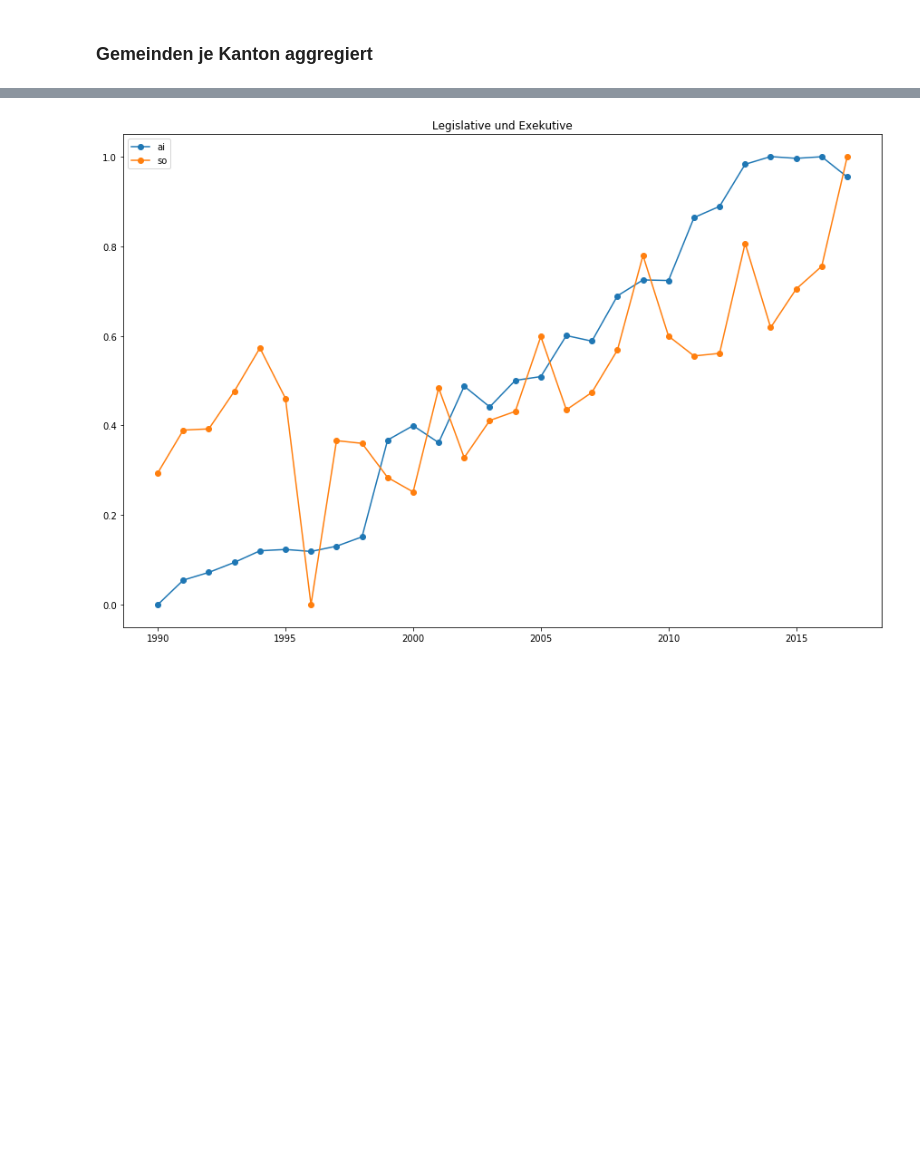
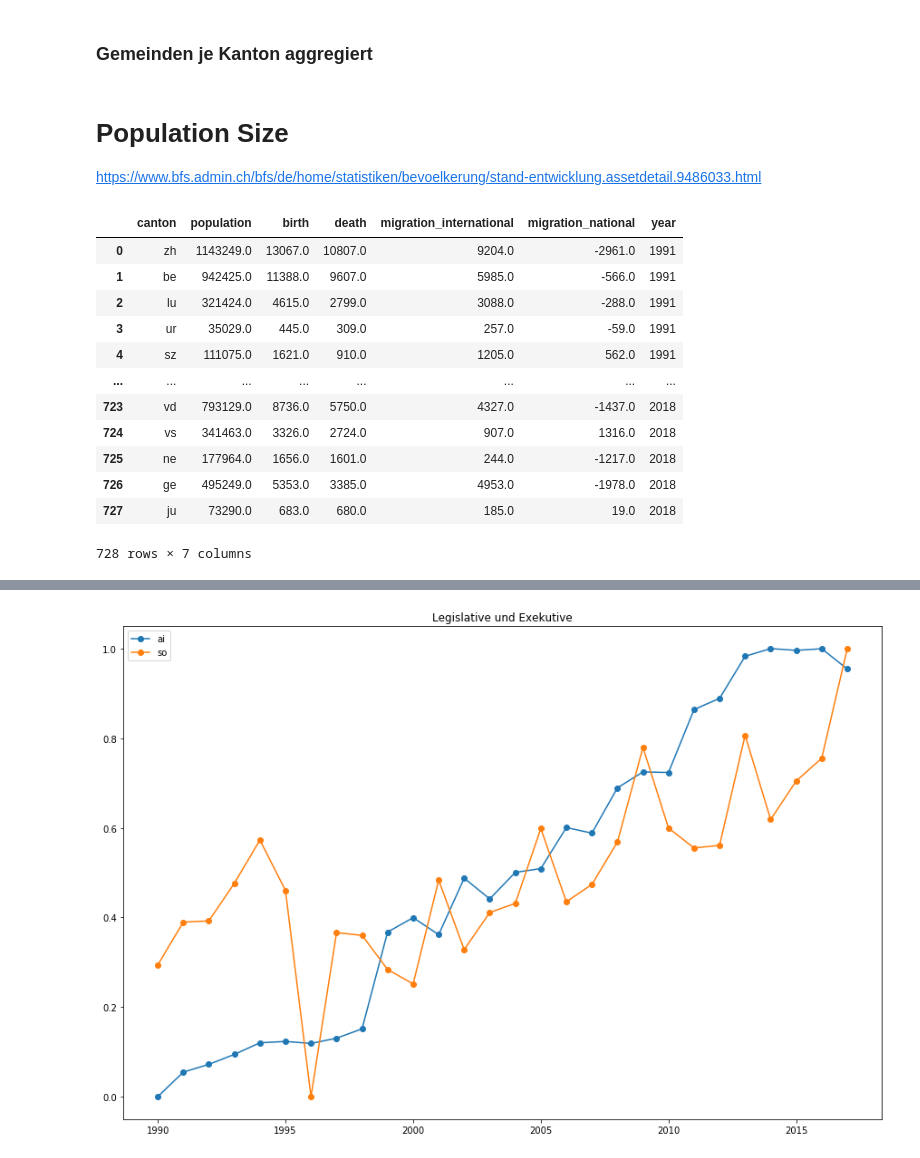
Before and after one commit to weber-chris/prettyfin, a Jupyter notebook: notebooks/data_preprocessing.ipynb, the cells around one changed output, grey strips where cells are left out. Saved outputs shown, nothing was run; the diff lists cells and outputs as text; code cells hidden in the pictures; blank space fills up the shorter version.

```diff
--- a/notebooks/data_preprocessing.ipynb
+++ b/notebooks/data_preprocessing.ipynb
@@ -192,3 +212,6 @@ for raw_file in (folder_raw_data / 'kantone').iterdir():
 
 df_ausgaben_all = pd.concat(ausgaben_list)
 df_einnahmen_all = pd.concat(einnahmen_list)
+# %% [markdown]
+# Population Size
+https://www.bfs.admin.ch/bfs/de/home/statistiken/bevoelkerung/stand-entwicklung.assetdetail.9486033.html
@@ -194,0 +260,28 @@ df_einnahmen_all = pd.concat(einnahmen_list)
+# %%
+header = [
+    'canton', 'population', 'birth', 'death','birth_delta', 'migration_international',
+    'migration_national', 'year'
+]
+df_population = pd.DataFrame(columns=header)
+for year in year_range_old + year_range_new:
+    df_population_temp = xlsx_population[year].iloc[0:26,0:7]
+    df_population_temp.columns = header[:-1]
+    df_population_temp['year'] = year
+    df_population_temp['canton'] = df_population_temp['canton'].apply(lambda x : canton_iso_mapping[x])
+    df_population = df_population.append(df_population_temp, ignore_index=True)
+df_population.drop(['birth_delta'], axis=1, inplace=True)
+df_population
+# %% [output]
+|  | canton | population | birth | death | migration_international | migration_national | year |
+| 0 | zh | 1143249.0 | 13067.0 | 10807.0 | 9204.0 | -2961.0 | 1991 |
+| 1 | be | 942425.0 | 11388.0 | 9607.0 | 5985.0 | -566.0 | 1991 |
+| 2 | lu | 321424.0 | 4615.0 | 2799.0 | 3088.0 | -288.0 | 1991 |
+| 3 | ur | 35029.0 | 445.0 | 309.0 | 257.0 | -59.0 | 1991 |
+| 4 | sz | 111075.0 | 1621.0 | 910.0 | 1205.0 | 562.0 | 1991 |
+| ... | ... | ... | ... | ... | ... | ... | ... |
+| 723 | vd | 793129.0 | 8736.0 | 5750.0 | 4327.0 | -1437.0 | 2018 |
+| 724 | vs | 341463.0 | 3326.0 | 2724.0 | 907.0 | 1316.0 | 2018 |
+| 725 | ne | 177964.0 | 1656.0 | 1601.0 | 244.0 | -1217.0 | 2018 |
+| 726 | ge | 495249.0 | 5353.0 | 3385.0 | 4953.0 | -1978.0 | 2018 |
+| 727 | ju | 73290.0 | 683.0 | 680.0 | 185.0 | 19.0 | 2018 |
+728 rows × 7 columns
```
Also changed, not shown: parts of 16 cells of this notebook, 3 other files.
